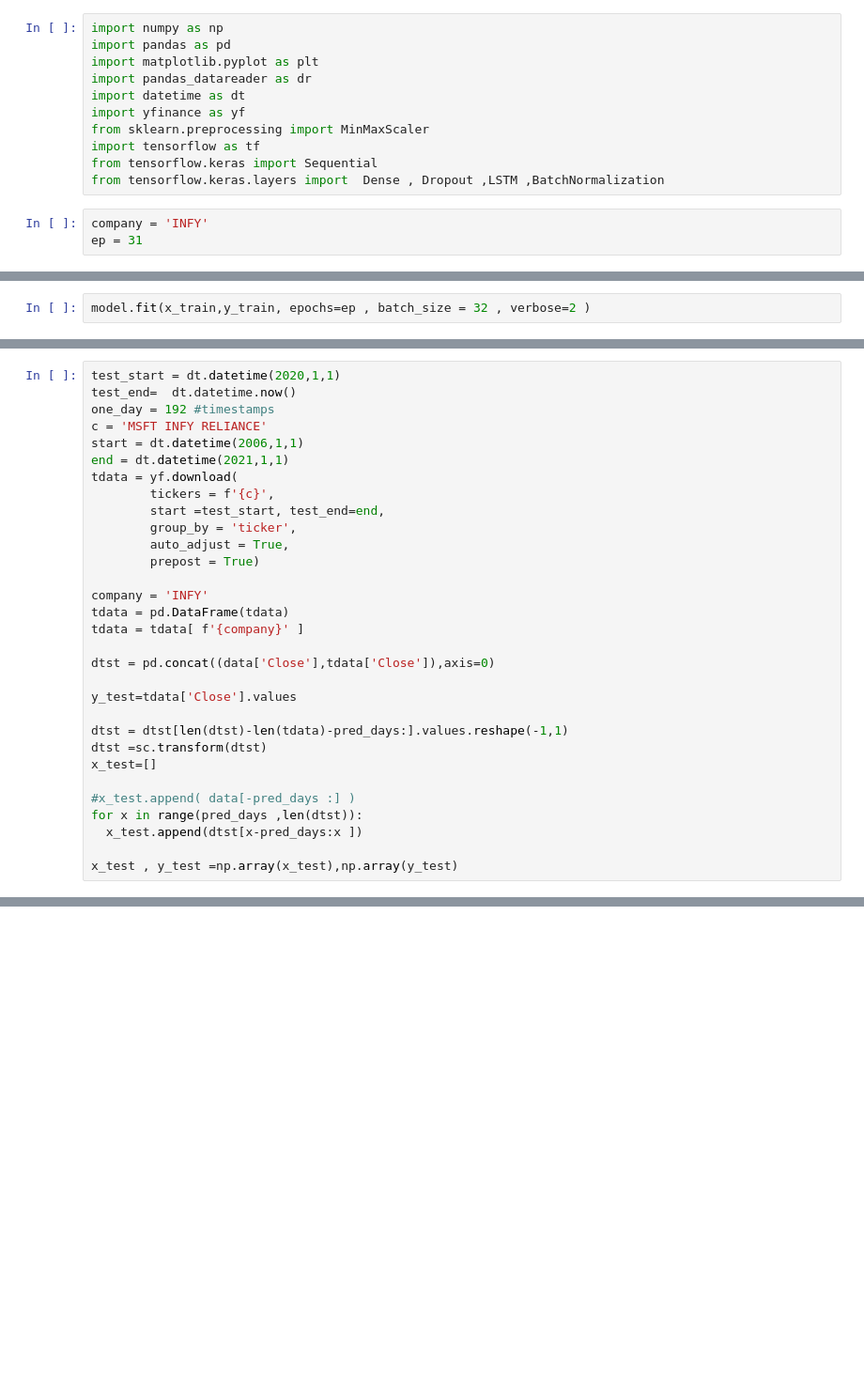
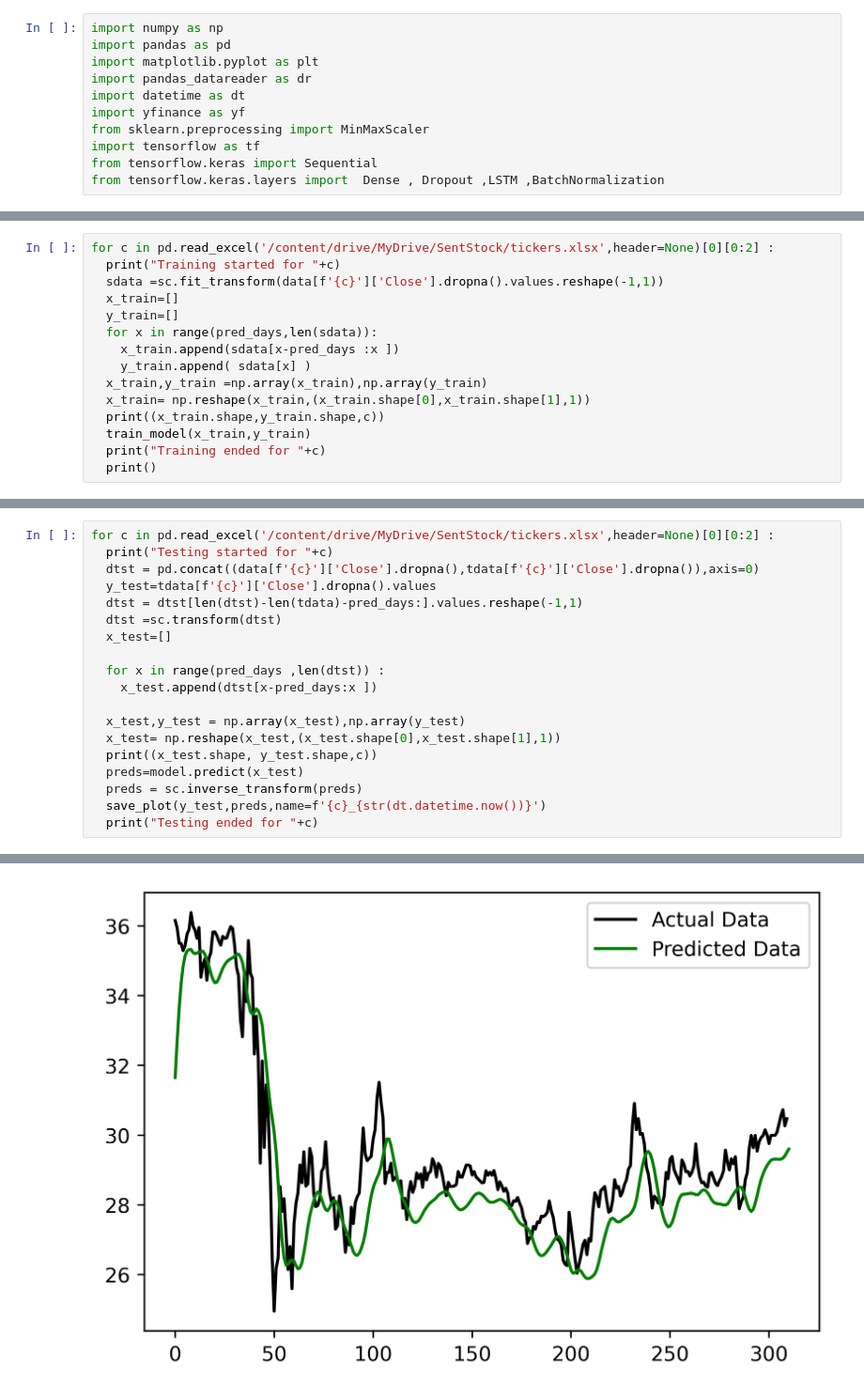
Before and after one commit to aakarshhh/AI_ML, a Jupyter notebook: StockLSTM.ipynb, the cells around one changed output, grey strips where cells are left out. Shown at 94% size. Saved outputs shown, nothing was run; the diff lists cells and outputs as text; blank space fills up the shorter version.

```diff
--- a/StockLSTM.ipynb
+++ b/StockLSTM.ipynb
@@ -27,6 +27,3 @@ from sklearn.preprocessing import MinMaxScaler
 import tensorflow as tf
 from tensorflow.keras import Sequential
 from tensorflow.keras.layers import  Dense , Dropout ,LSTM ,BatchNormalization
-# %%
-company = 'INFY'
-ep = 31
@@ -80,2 +55,0 @@ model.compile(loss = 'mse' , optimizer = 'adam' )
-# %%
-model.fit(x_train,y_train, epochs=ep , batch_size = 32 , verbose=2 )
@@ -100,0 +82,15 @@ Epoch 31/31
+# %%
+for c in pd.read_excel('/content/drive/MyDrive/SentStock/tickers.xlsx',header=None)[0][0:2] :
+  print("Training started for "+c)
+  sdata =sc.fit_transform(data[f'{c}']['Close'].dropna().values.reshape(-1,1))
+  x_train=[]
+  y_train=[]
+  for x in range(pred_days,len(sdata)):
+    x_train.append(sdata[x-pred_days :x ])
+    y_train.append( sdata[x] )
+  x_train,y_train =np.array(x_train),np.array(y_train)
+  x_train= np.reshape(x_train,(x_train.shape[0],x_train.shape[1],1))
+  print((x_train.shape,y_train.shape,c))
+  train_model(x_train,y_train)
+  print("Training ended for "+c)
+  print()
@@ -101,32 +115,20 @@ Epoch 31/31
 # %%
-test_start = dt.datetime(2020,1,1)
-test_end=  dt.datetime.now()
-one_day = 192 #timestamps
-c = 'MSFT INFY RELIANCE'
-start = dt.datetime(2006,1,1)
-end = dt.datetime(2021,1,1)
-tdata = yf.download(
-        tickers = f'{c}',
-        start =test_start, test_end=end,
-        group_by = 'ticker',
-        auto_adjust = True,
-        prepost = True)
+for c in pd.read_excel('/content/drive/MyDrive/SentStock/tickers.xlsx',header=None)[0][0:2] :
+  print("Testing started for "+c)
+  dtst = pd.concat((data[f'{c}']['Close'].dropna(),tdata[f'{c}']['Close'].dropna()),axis=0)
+  y_test=tdata[f'{c}']['Close'].dropna().values
+  dtst = dtst[len(dtst)-len(tdata)-pred_days:].values.reshape(-1,1)
+  dtst =sc.transform(dtst)
+  x_test=[]
 
-company = 'INFY'
-tdata = pd.DataFrame(tdata)
-tdata = tdata[ f'{company}' ]
+  for x in range(pred_days ,len(dtst)) :
+    x_test.append(dtst[x-pred_days:x ])
 
-dtst = pd.concat((data['Close'],tdata['Close']),axis=0)
-
-y_test=tdata['Close'].values
-
-dtst = dtst[len(dtst)-len(tdata)-pred_days:].values.reshape(-1,1)
-dtst =sc.transform(dtst)
-x_test=[]
-
-#x_test.append( data[-pred_days :] )
-for x in range(pred_days ,len(dtst)):
-  x_test.append(dtst[x-pred_days:x ])
-
-x_test , y_test =np.array(x_test),np.array(y_test)
+  x_test,y_test = np.array(x_test),np.array(y_test)
+  x_test= np.reshape(x_test,(x_test.shape[0],x_test.shape[1],1))
+  print((x_test.shape, y_test.shape,c))
+  preds=model.predict(x_test)
+  preds = sc.inverse_transform(preds)
+  save_plot(y_test,preds,name=f'{c}_{str(dt.datetime.now())}')
+  print("Testing ended for "+c)
 # %% [output]
@@ -136,0 +137 @@ x_test , y_test =np.array(x_test),np.array(y_test)
+[figure, added]
```
Also changed, not shown: parts of 14 cells of this notebook.
